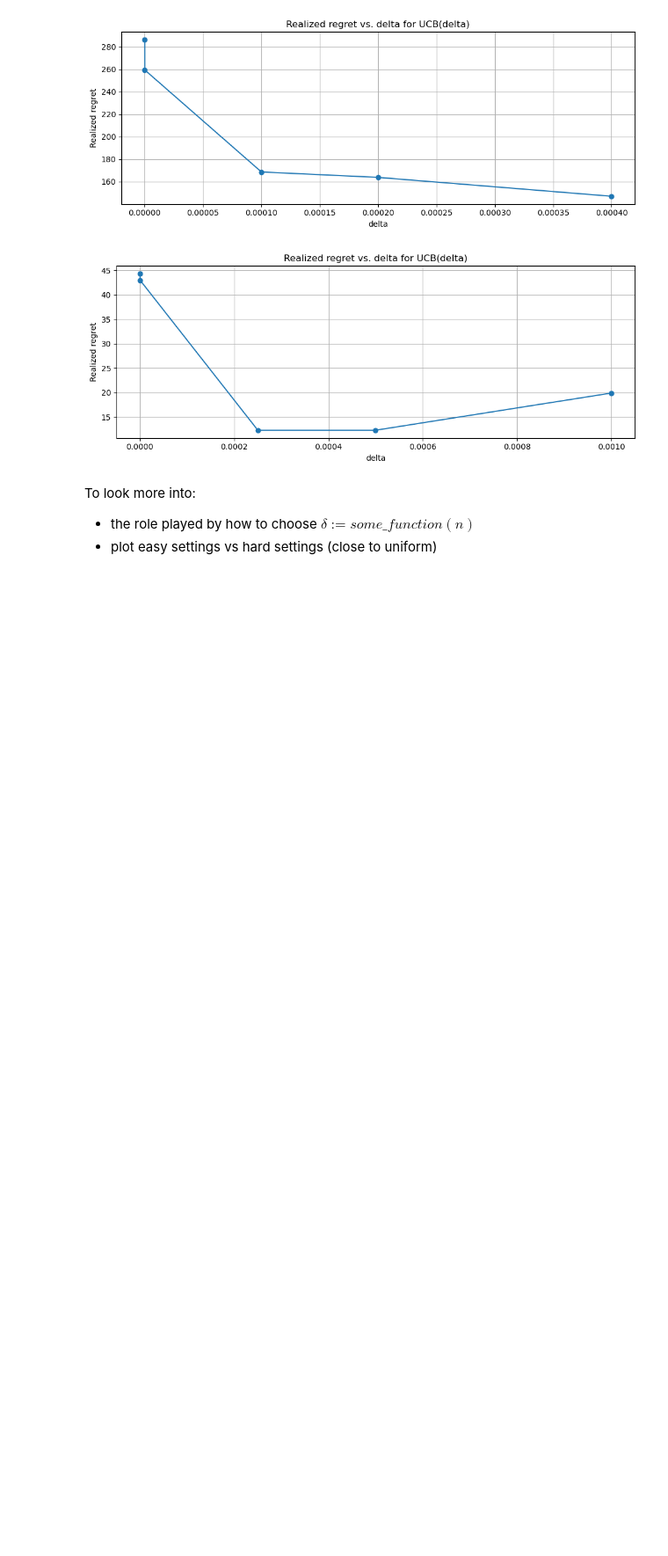
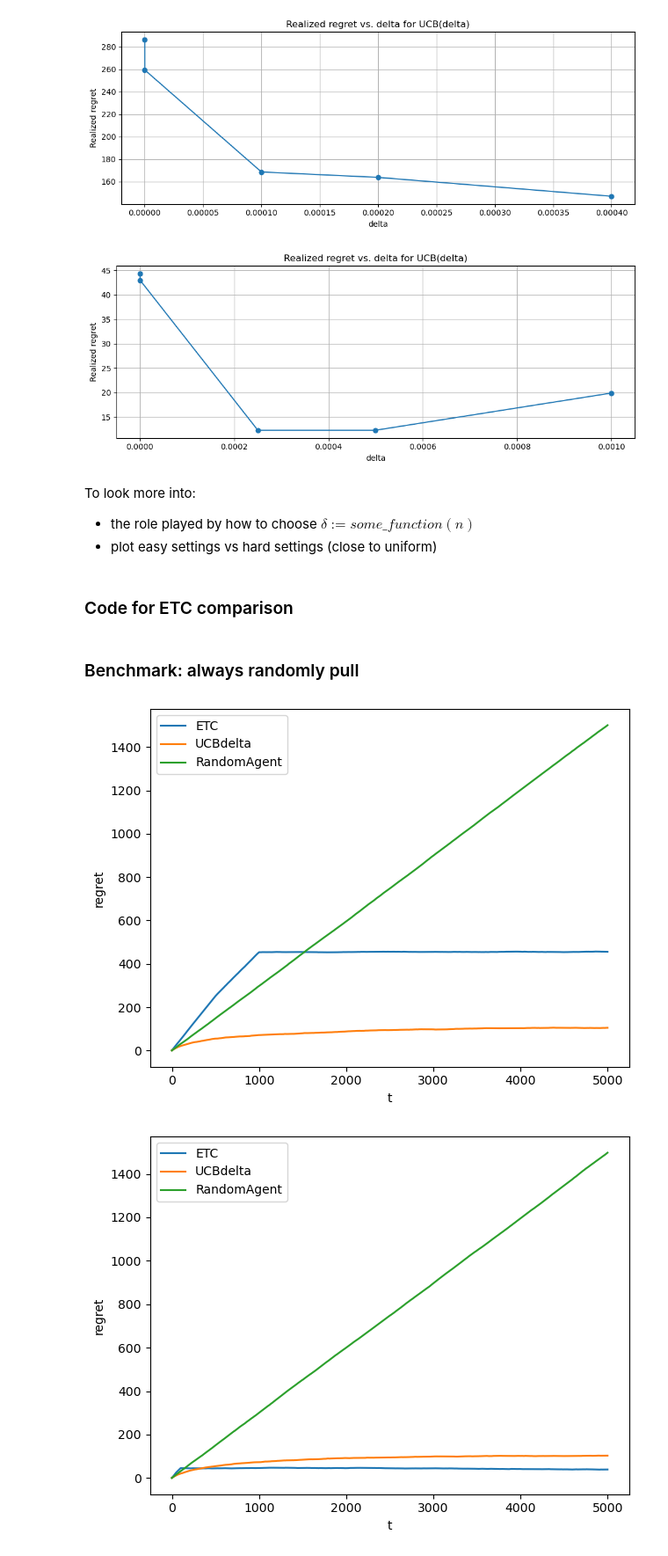
Before and after one commit to sun-ruiheng/MA4198, a Jupyter notebook: ucb.ipynb, the cells around one changed output. Shown at 88% size. Saved outputs shown, nothing was run; the diff lists cells and outputs as text; code cells hidden in the pictures; blank space fills up the shorter version.

```diff
--- a/ucb.ipynb
+++ b/ucb.ipynb
@@ -97,7 +97,7 @@ class GaussianBandit:
 
 
 class UCBdelta:
-    def __init__(self, K, delta, c=2):
+    def __init__(self, K, delta, m=None, c=2):
         self.K = K
         self.delta = delta
         self.c = c
@@ -358,3 +358,5 @@ plot_regret_vs_delta(delta_values, regrets)
 To look more into:
 * the role played by how to choose $\delta := some\_function(n)$
 * plot easy settings vs hard settings (close to uniform)
+# %% [markdown]
+### Code for ETC comparison
@@ -360,0 +391,2 @@ To look more into:
+# %% [markdown]
+### Benchmark: always randomly pull
@@ -360,0 +401,42 @@ To look more into:
+# %%
+
+def run(agent_class, env_class, means, horizon, m_fraction):
+    env = env_class(means)
+    delta = 1/horizon**2
+    m = horizon * m_fraction                                      ## RULE FOR m CAN BE EDITED HERE
+    agent = agent_class(len(means),delta=delta, m=m)
+    rewards = []
+    for _ in range(horizon):
+        a = agent.select_arm()
+        r = env.pull(a)
+        agent.update(a, r)
+        rewards.append(r)
+    return rewards
+
+def avg_regret(agent_class, env_class, means, horizon, m_fraction, reps):
+    mu_star = np.max(means)
+    out = np.zeros(horizon)
+    for _ in range(reps):
+        rewards = run(agent_class, env_class, means, horizon, m_fraction)
+        out += mu_star - np.array(rewards)
+    return np.cumsum(out / reps)
+
+def compare(env_class, means, agent1, agent2, agent3, horizon, m_fraction, reps=50):
+    r1 = avg_regret(agent1, env_class, means, horizon, m_fraction, reps)
+    r2 = avg_regret(agent2, env_class, means, horizon, m_fraction, reps)
+    r3 = avg_regret(agent3, env_class, means, horizon, m_fraction, reps)
+    plt.plot(r1, label=agent1.__name__)
+    plt.plot(r2, label=agent2.__name__)
+    plt.plot(r3, label=agent3.__name__)
+    plt.xlabel("t")
+    plt.ylabel("regret")
+    plt.legend()
+    plt.tight_layout()
+    plt.show()
+# %%
+means = [0.3, 0.4, 0.8] #easier
+compare(BernoulliBandit, means, ETC, UCBdelta, RandomAgent, horizon=5000, m_fraction=0.1)
+compare(BernoulliBandit, means, ETC, UCBdelta, RandomAgent, horizon=5000, m_fraction=0.01)
+# %% [output]
+[figure, added]
+[figure, added]
```
Also changed, not shown: parts of 3 cells of this notebook.
